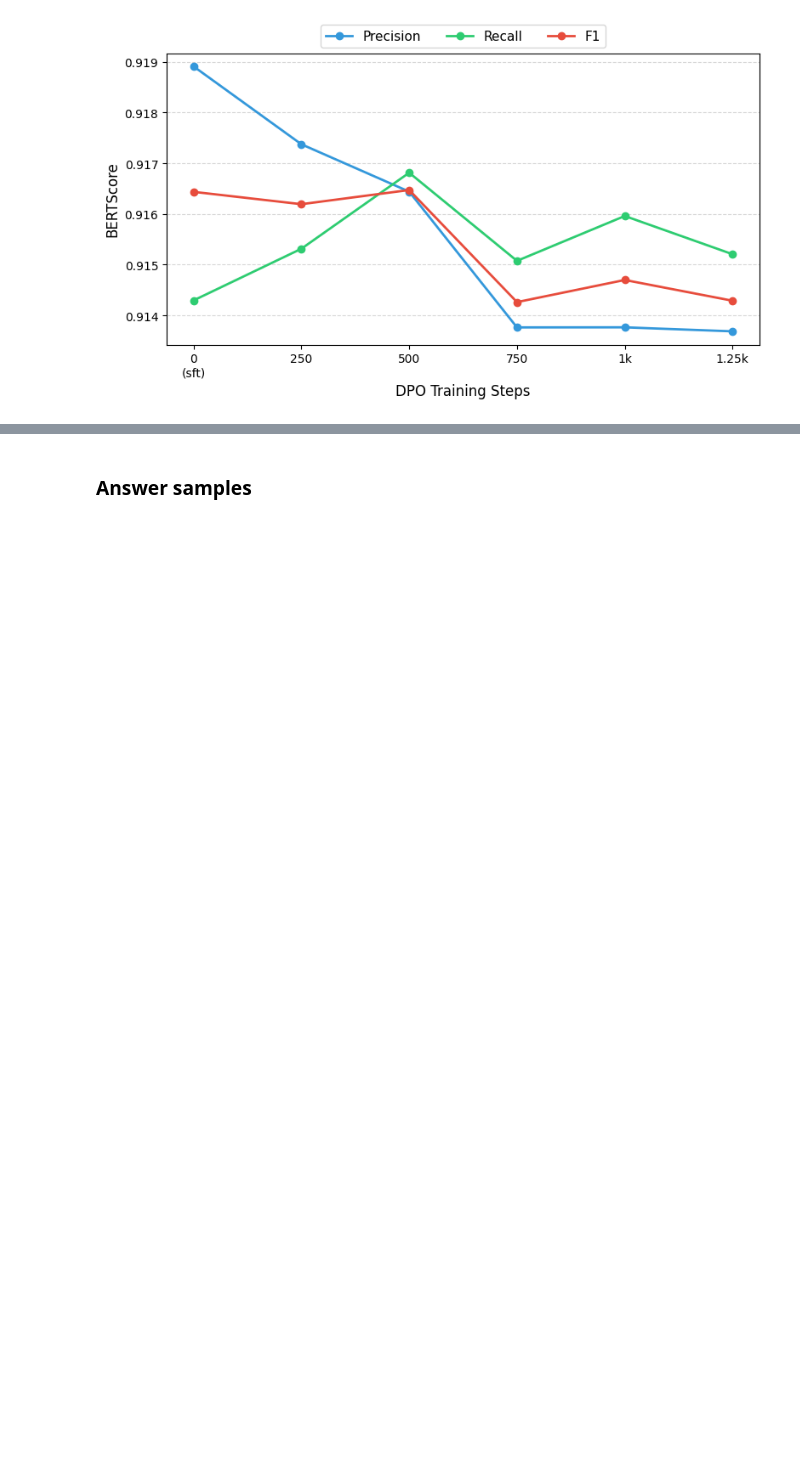
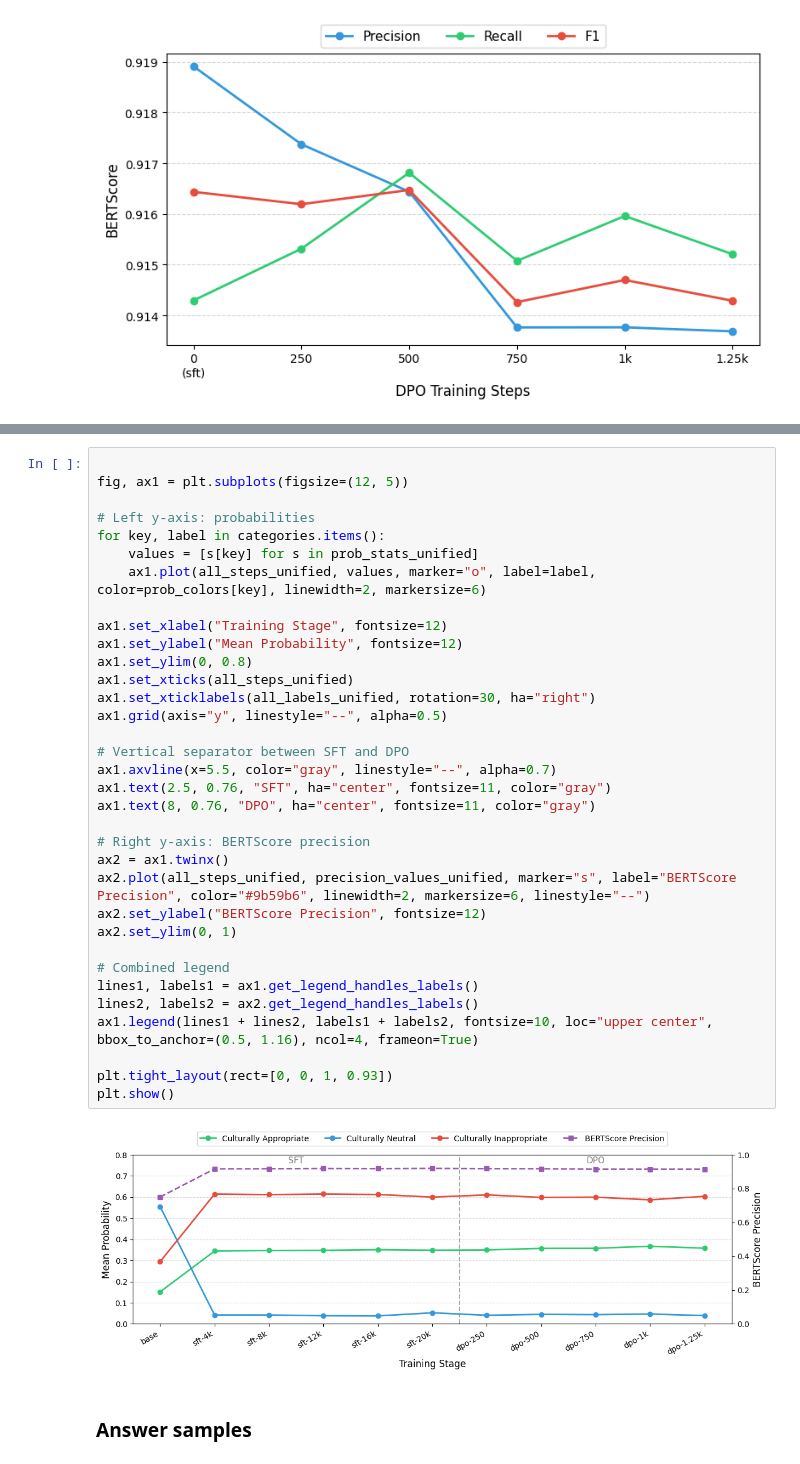
Before and after one commit to davidguzmanr/COMP-767-Winter-2026, a Jupyter notebook: Results.ipynb, the cells around one changed output, grey strips where cells are left out. Saved outputs shown, nothing was run; the diff lists cells and outputs as text; blank space fills up the shorter version.

```diff
--- a/Results.ipynb
+++ b/Results.ipynb
@@ -1181,3 +1531,39 @@ plt.show()
+# %%
+
+fig, ax1 = plt.subplots(figsize=(12, 5))
+
+# Left y-axis: probabilities
+for key, label in categories.items():
+    values = [s[key] for s in prob_stats_unified]
+    ax1.plot(all_steps_unified, values, marker="o", label=label, color=prob_colors[key], linewidth=2, markersize=6)
+
+ax1.set_xlabel("Training Stage", fontsize=12)
+ax1.set_ylabel("Mean Probability", fontsize=12)
+ax1.set_ylim(0, 0.8)
+ax1.set_xticks(all_steps_unified)
+ax1.set_xticklabels(all_labels_unified, rotation=30, ha="right")
+ax1.grid(axis="y", linestyle="--", alpha=0.5)
+
+# Vertical separator between SFT and DPO
+ax1.axvline(x=5.5, color="gray", linestyle="--", alpha=0.7)
+ax1.text(2.5, 0.76, "SFT", ha="center", fontsize=11, color="gray")
+ax1.text(8, 0.76, "DPO", ha="center", fontsize=11, color="gray")
+
+# Right y-axis: BERTScore precision
+ax2 = ax1.twinx()
+ax2.plot(all_steps_unified, precision_values_unified, marker="s", label="BERTScore Precision", color="#9b59b6", linewidth=2, markersize=6, linestyle="--")
+ax2.set_ylabel("BERTScore Precision", fontsize=12)
+ax2.set_ylim(0, 1)
+
+# Combined legend
+lines1, labels1 = ax1.get_legend_handles_labels()
+lines2, labels2 = ax2.get_legend_handles_labels()
+ax1.legend(lines1 + lines2, labels1 + labels2, fontsize=10, loc="upper center", bbox_to_anchor=(0.5, 1.16), ncol=4, frameon=True)
+
+plt.tight_layout(rect=[0, 0, 1, 0.93])
+plt.show()
+# %% [output]
+[figure, added]
 # %% [markdown]
 ### Answer samples
 # %%
```
Also changed, not shown: parts of 48 cells of this notebook, 44 other files.
